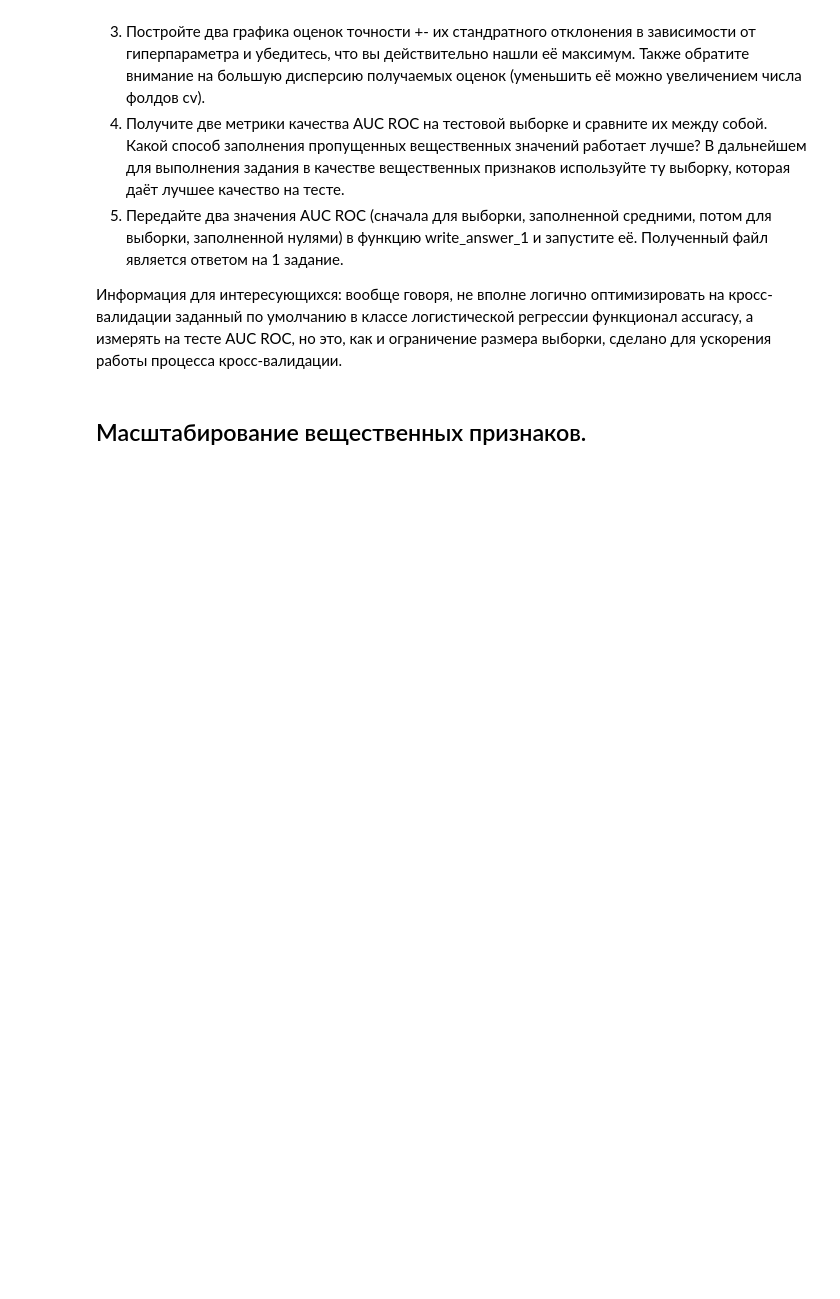
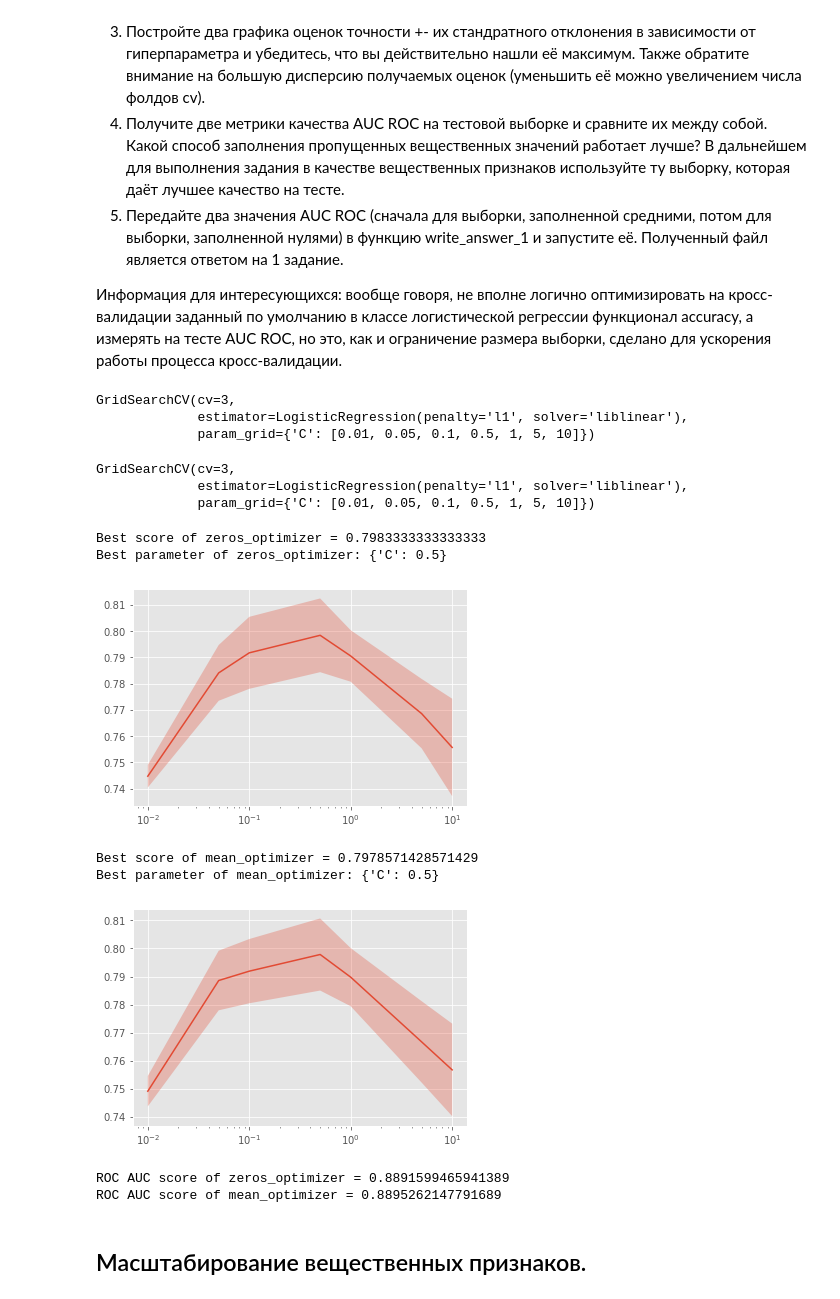
Before and after one commit to umshtm/ML-DA-Coursera-MIPT-Yandex, a Jupyter notebook: 2 - Supervised learning/Tasks/Data preprocessing methods and logistic regression/Preprocessing_LR_Coursera.ipynb, the cells around one changed output. Drawn from its saved outputs; the diff is of its cells as text; code cells hidden in the pictures; blank space fills up the shorter version.

Commit message:
Data preprocessing methods and logistic regression task with answers added

```diff
--- a/2 - Supervised learning/Tasks/Data preprocessing methods and logistic regression/Preprocessing_LR_Coursera.ipynb
+++ b/2 - Supervised learning/Tasks/Data preprocessing methods and logistic regression/Preprocessing_LR_Coursera.ipynb
@@ -255,6 +300,62 @@ param_grid = {'C': [0.01, 0.05, 0.1, 0.5, 1, 5, 10]}
 cv = 3
 
 # place your code here
+# %%
+# Stacking numeric and categorical features.
+X_train_zeros = np.hstack((X_train_real_zeros, X_train_cat_oh))
+X_train_mean = np.hstack((X_train_real_mean, X_train_cat_oh))
+X_test_zeros = np.hstack((X_test_real_zeros, X_test_cat_oh))
+X_test_mean = np.hstack((X_test_real_mean, X_test_cat_oh))
+# %%
+# GridSearchCV parameters.
+estimator = LogisticRegression(solver='liblinear', penalty='l1')
+param_grid = {'C': [0.01, 0.05, 0.1, 0.5, 1, 5, 10]}
+cv = 3
+# %%
+# GridSearchCV with zero fillna.
+zeros_optimizer = GridSearchCV(estimator, param_grid, cv=cv)
+zeros_optimizer.fit(X_train_zeros, y_train)
+# %% [output]
+GridSearchCV(cv=3,
+             estimator=LogisticRegression(penalty='l1', solver='liblinear'),
+             param_grid={'C': [0.01, 0.05, 0.1, 0.5, 1, 5, 10]})
+# %%
+# GridSearchCV with mean fillna.
+mean_optimizer = GridSearchCV(estimator, param_grid, cv=cv)
+mean_optimizer.fit(X_train_mean, y_train)
+# %% [output]
+GridSearchCV(cv=3,
+             estimator=LogisticRegression(penalty='l1', solver='liblinear'),
+             param_grid={'C': [0.01, 0.05, 0.1, 0.5, 1, 5, 10]})
+# %%
+# Results of GridSearchCV with zeros fillna.
+print('Best score of zeros_optimizer = {}'.format(zeros_optimizer.best_score_))
+print('Best parameter of zeros_optimizer: {}'.format(zeros_optimizer.best_params_))
+plot_scores(zeros_optimizer)
+
+# Results of GridSearchCV with mean fillna.
+print('Best score of mean_optimizer = {}'.format(mean_optimizer.best_score_))
+print('Best parameter of mean_optimizer: {}'.format(mean_optimizer.best_params_))
+plot_scores(mean_optimizer)
+# %% [output]
+Best score of zeros_optimizer = 0.7983333333333333
+Best parameter of zeros_optimizer: {'C': 0.5}
+[figure, added]
+Best score of mean_optimizer = 0.7978571428571429
+Best parameter of mean_optimizer: {'C': 0.5}
+[figure, added]
+# %%
+# ROC AUC scores.
+zeros_roc_auc = roc_auc_score(y_test, zeros_optimizer.predict_proba(X_test_zeros)[:,1])
+mean_roc_auc = roc_auc_score(y_test, mean_optimizer.predict_proba(X_test_mean)[:,1])
+
+print('ROC AUC score of zeros_optimizer = {}\nROC AUC score of mean_optimizer = {}'.format(zeros_roc_auc,
+                                                                                            mean_roc_auc))
+
+write_answer_1(mean_roc_auc, zeros_roc_auc)
+# %% [output]
+ROC AUC score of zeros_optimizer = 0.8891599465941389
+ROC AUC score of mean_optimizer = 0.8895262147791689
 # %% [markdown]
 ## Масштабирование вещественных признаков.
 # %% [markdown]
```
Also changed, not shown: parts of 57 cells of this notebook, 6 other files.
